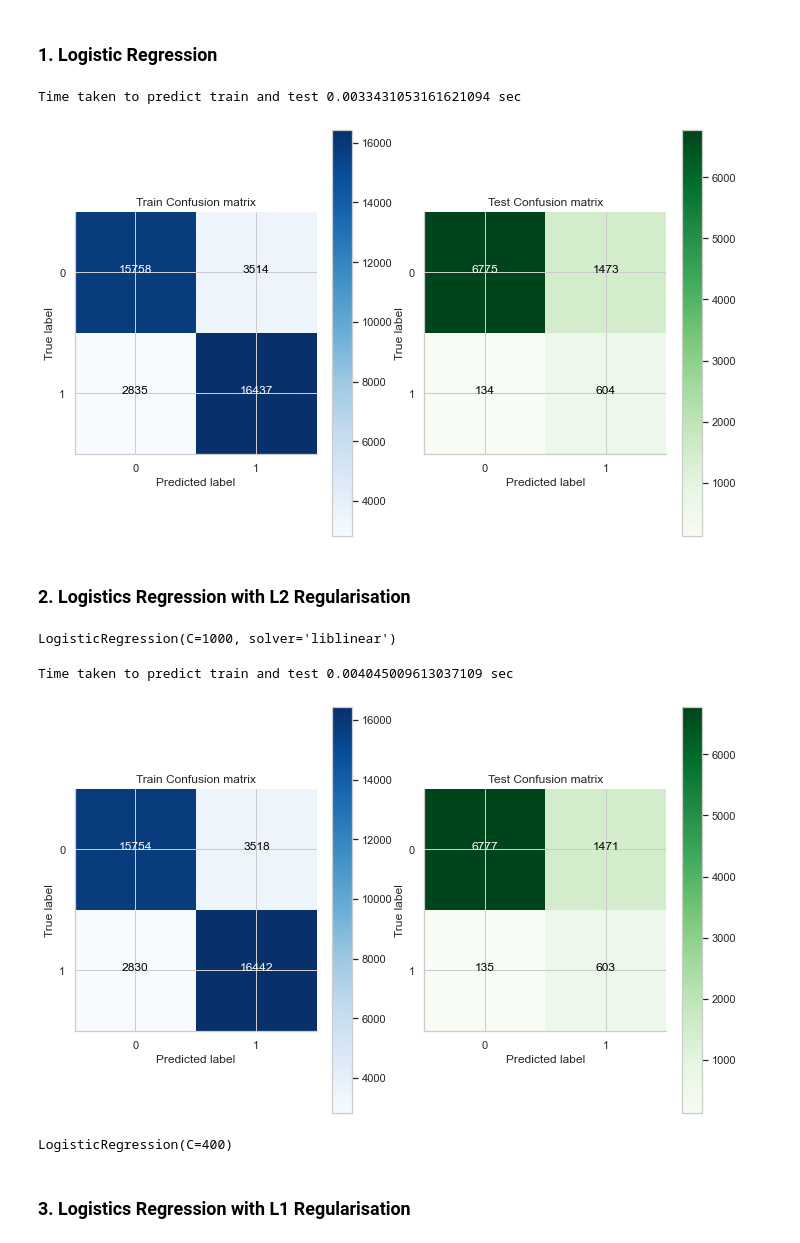
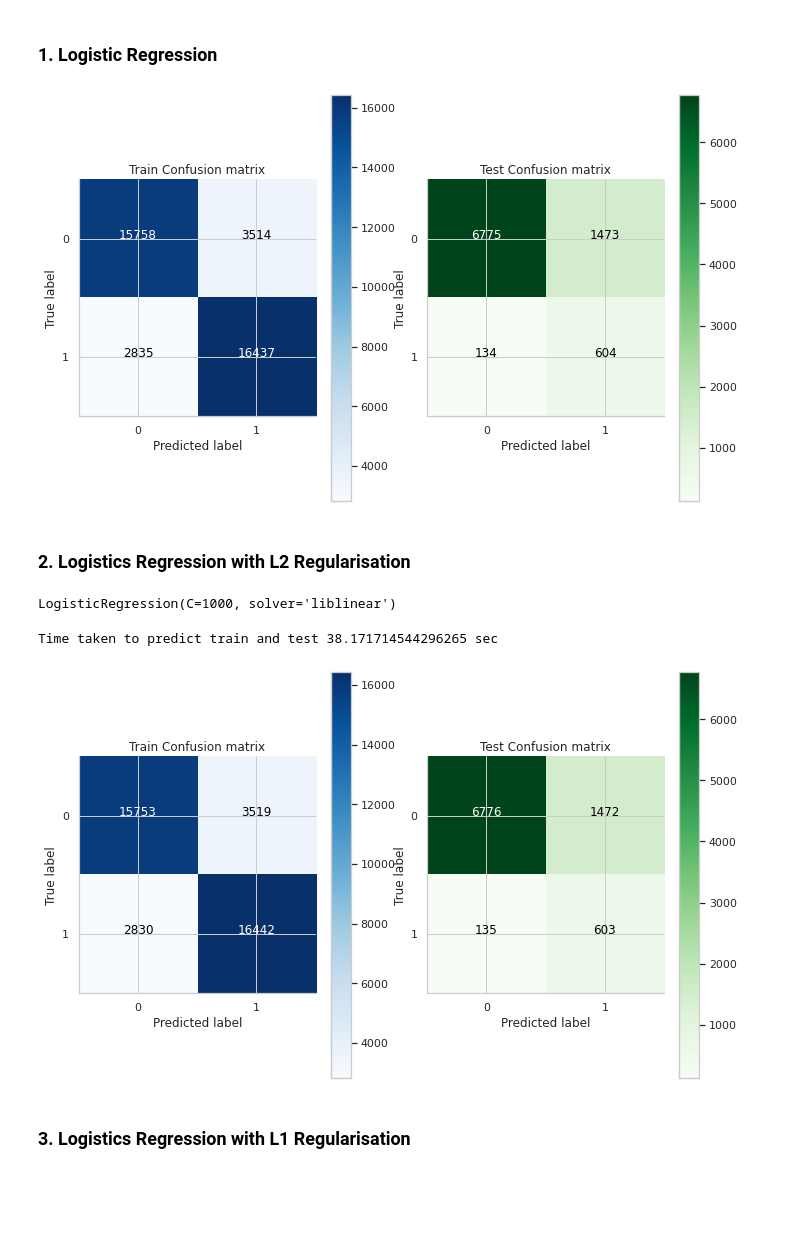
Before and after one commit to prabhatm0307/ai-ml, a Jupyter notebook: 4. Machine Learning -2/8.Telecom Chrun Assignment/Telecom_Churn_Assignment.ipynb, the cells around one changed output. Drawn from its saved outputs; the diff is of its cells as text; code cells hidden in the pictures; blank space fills up the shorter version.

```diff
--- a/4. Machine Learning -2/8.Telecom Chrun Assignment/Telecom_Churn_Assignment.ipynb
+++ b/4. Machine Learning -2/8.Telecom Chrun Assignment/Telecom_Churn_Assignment.ipynb
@@ -380,7 +426,7 @@ def heatmap(x,y,dataframe):
 # %% [markdown]
 ## Loading dataset for telecom chrun analysis
 # %%
-telecom_df = pd.read_csv("telecom_churn_data.csv")
+telecom_df = pd.read_csv("../input/telecomchurn/telecom_churn_data.csv")
 telecom_df.head(3)
 # %% [output]
 |  | mobile_number | circle_id | loc_og_t2o_mou | std_og_t2o_mou | loc_ic_t2o_mou | last_date_of_month_6 | ... |
@@ -1407,38 +1457,37 @@ lm = LogisticRegression()
 lm.fit(X_train, y_train)
 lm_metric=prediction_matrix(lm,X_train,X_test,y_train,y_test)
 # %% [output]
-Time taken to predict train and test 0.0033431053161621094 sec
-[figure, old version]
+[figure, new version]
 # %% [markdown]
 ### 2. Logistics Regression with L2 Regularisation
 # %%
-solvers = ['newton-cg', 'lbfgs', 'liblinear']
+begin = time.time()
+solvers = [ 'liblinear','saga']
 penalty = ['l2']
-c_values = [2000,1000,600,400]
+c_values = [2000,1000,600]
 # define grid search
 params = dict(solver=solvers,penalty=penalty,C=c_values)
 #folds = RepeatedStratifiedKFold(n_splits=10, n_repeats=3, random_state=1)
 folds=5
 estimator = LogisticRegression()
 model_cv = GridSearchCV(estimator = estimator,
                         param_grid = params,
                         scoring= 'accuracy',
                         cv = folds,
                         n_jobs=-1
                         )
 model_cv.fit(X_train, y_train)
 display(model_cv.best_estimator_)
 ridge=model_cv.best_estimator_
 ridge.fit(X_train, y_train)
 lm_ridge_metric=prediction_matrix(ridge,X_train,X_test,y_train,y_test)
+end = time.time()
+time_taken=end-begin
+print('Time taken to predict train and test {} sec'.format(time_taken))
 # %% [output]
 LogisticRegression(C=1000, solver='liblinear')
-Time taken to predict train and test 0.004045009613037109 sec
+Time taken to predict train and test 38.171714544296265 sec
-[figure, old version]
+[figure, new version]
-# %%
-model_cv.best_estimator_
-# %% [output]
-LogisticRegression(C=400)
 # %% [markdown]
 ### 3. Logistics Regression with L1 Regularisation
 # %%
```
Also changed, not shown: parts of 50 cells of this notebook, 1 other file.
